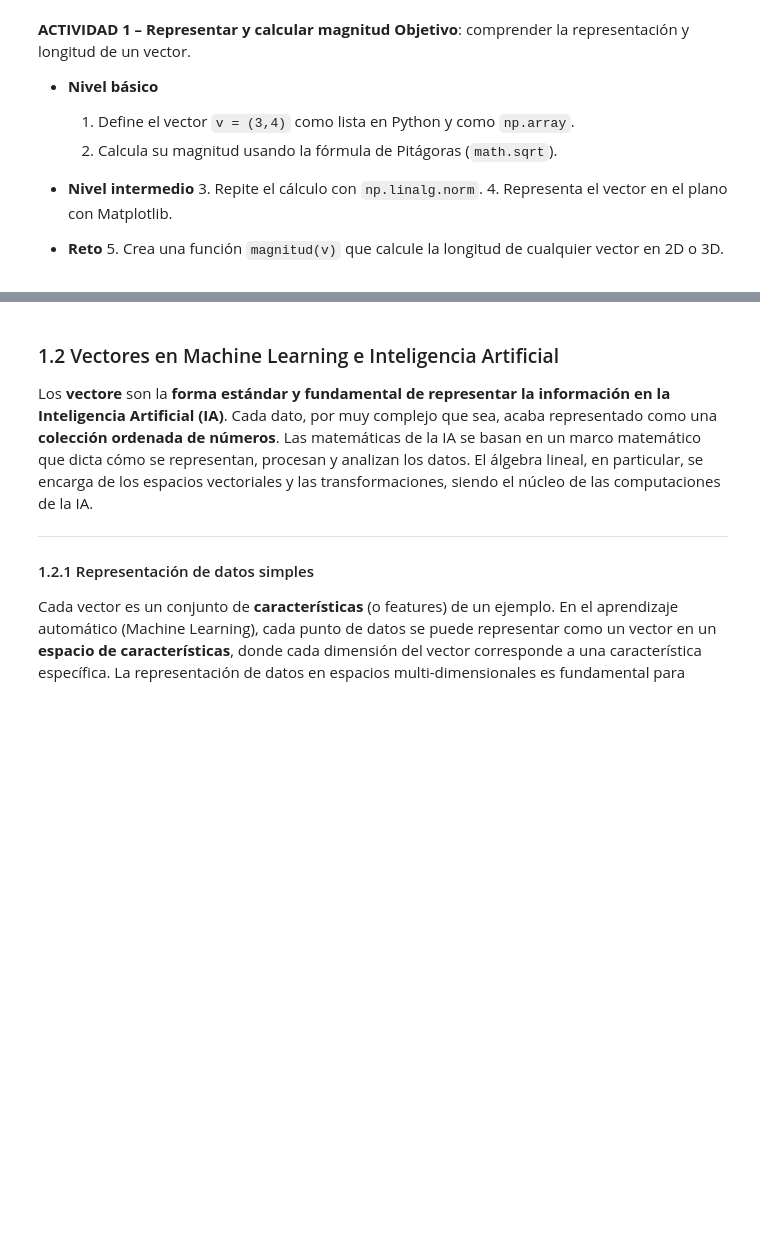
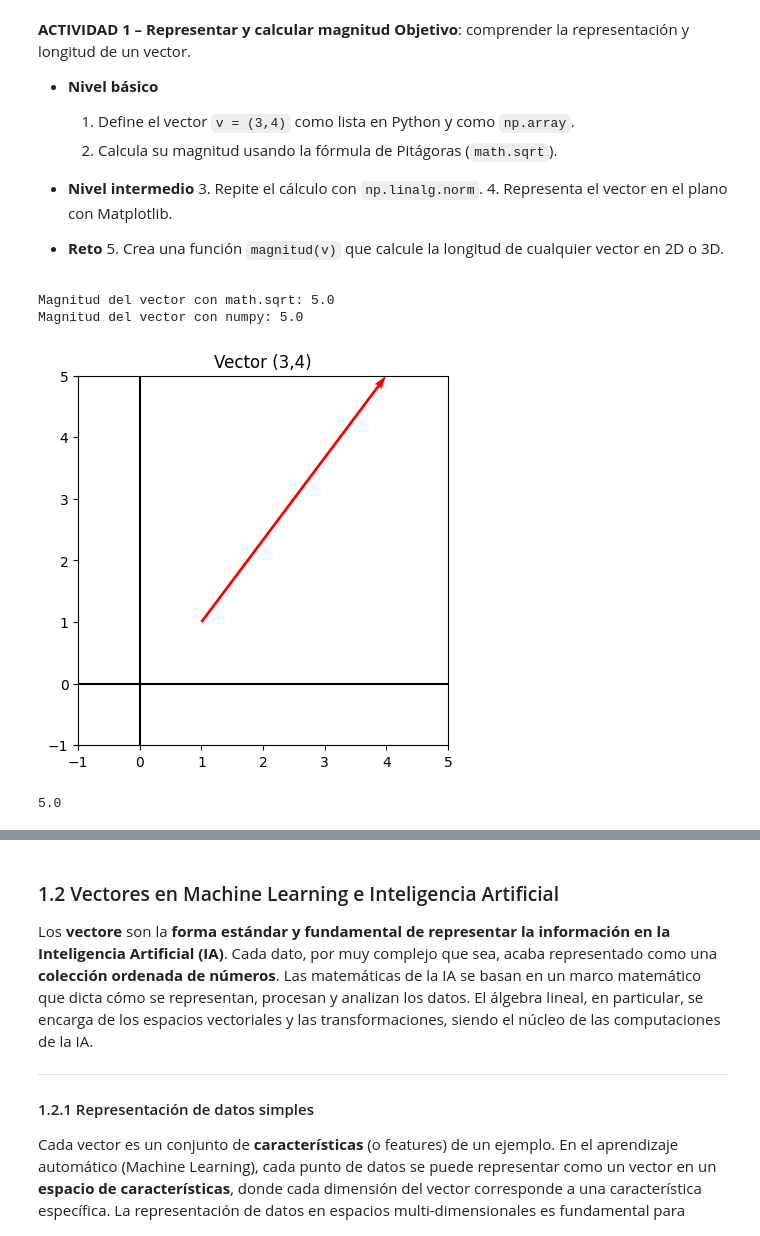
Before and after one commit to Ciclo-Especializacion-IA-y-BigData/vectores-y-matrices-en-python-GuillenteN, a Jupyter notebook: UT00_Nivelacion_8h_Vectores_y_matrices_en_Python.ipynb, the cells around one changed output, grey strips where cells are left out. Cells and saved outputs as stored; diff of their text form; code cells hidden in the pictures; blank space fills up the shorter version.

```diff
--- a/UT00_Nivelacion_8h_Vectores_y_matrices_en_Python.ipynb
+++ b/UT00_Nivelacion_8h_Vectores_y_matrices_en_Python.ipynb
@@ -200,6 +200,46 @@ Dirección: 53.13010235415598
 
 * **Reto**
   5\. Crea una función `magnitud(v)` que calcule la longitud de cualquier vector en 2D o 3D.
+# %%
+import numpy as np
+import math
+import matplotlib.pyplot as plt
+#Reto 1-------------
+
+vp = [3, 4]
+vn = np.array([3,4])
+
+#Reto 2-------------
+
+# Magnitud = sqrt(x^2 + y^2)
+magnitud_vp = math.sqrt(vp[0]**2 + vp[1]**2)
+print("Magnitud del vector con math.sqrt:", magnitud_vp)
+
+#Reto 3-------------
+
+magnitud_vn = np.linalg.norm(vn)
+print("Magnitud del vector con numpy:", magnitud_vp)
+
+#Reto 4-------------
+
+plt.axhline(0, color='black')
+plt.axvline(0, color='black')
+plt.quiver(0,0,vp[0],vp[1],angles='xy',scale_units='xy',scale=1,color='red')
+plt.xlim(-1,5); plt.ylim(-1,5)
+plt.gca().set_aspect('equal')
+plt.title("Vector (3,4)")
+plt.show()
+
+#Reto 5-------------
+
+def magnitud(v):
+    return np.linalg.norm(v)
+print(magnitud(vn))
+# %% [output]
+Magnitud del vector con math.sqrt: 5.0
+Magnitud del vector con numpy: 5.0
+[figure, added]
+5.0
 # %% [markdown]
 
 4. **Interpretación geométrica**
```
Also changed, not shown: parts of 4 cells of this notebook, 1 other file.
